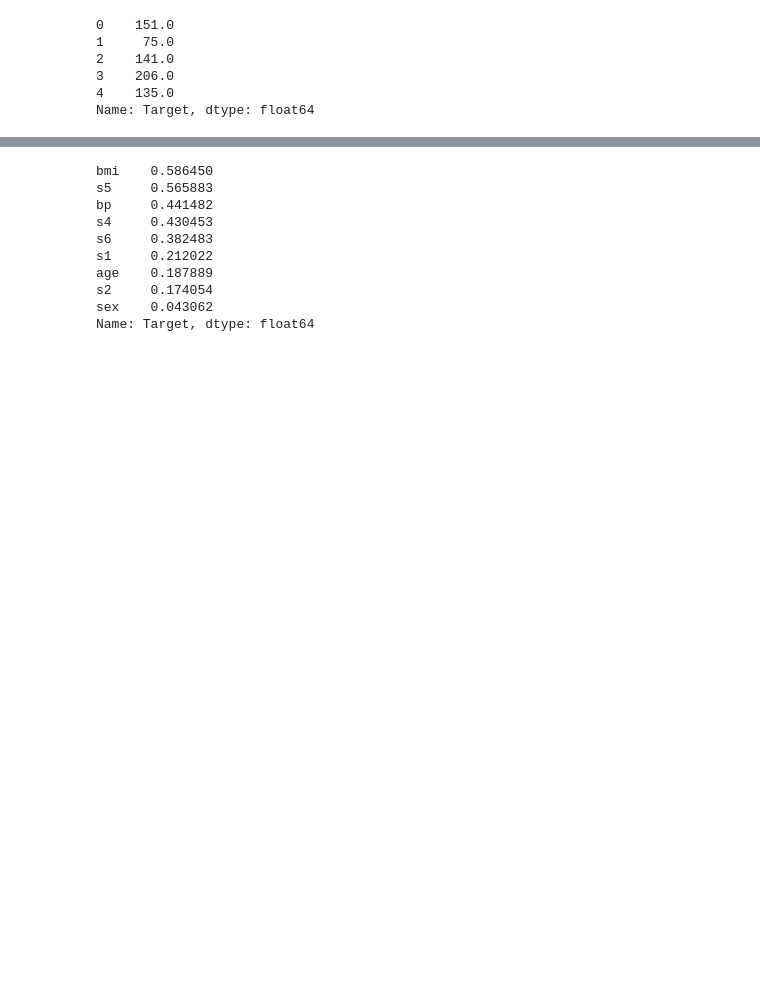
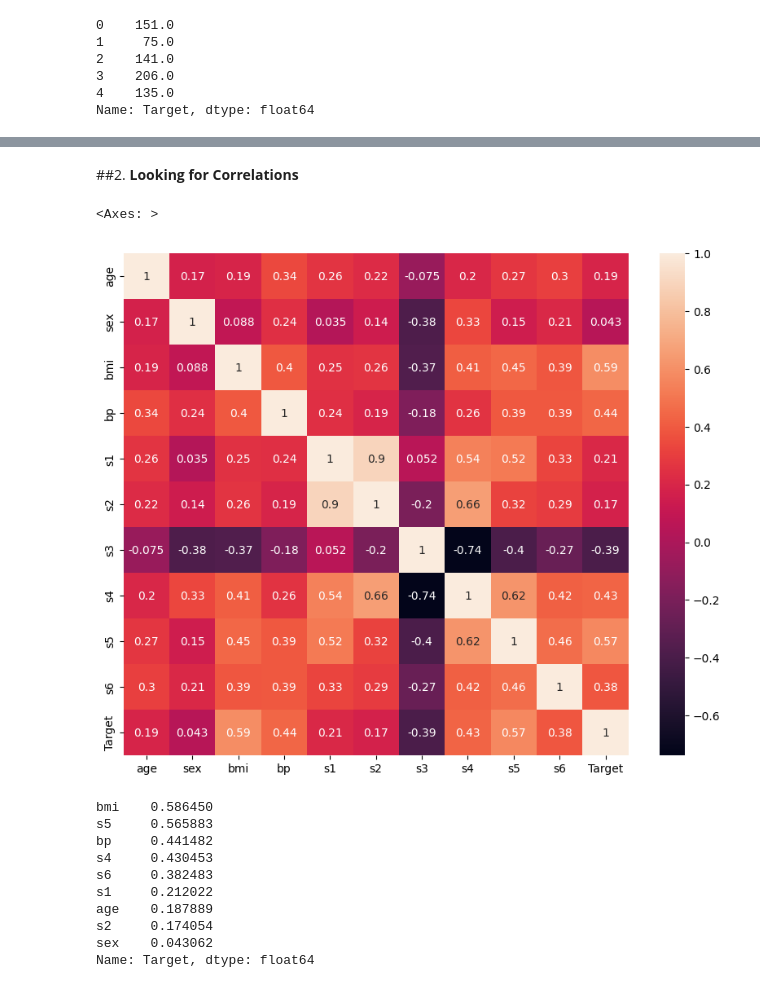
Before and after one commit to gmdeorozco/California-Housing-Prices-ML-Regression, a Jupyter notebook: Linear_Regression.ipynb, the cells around one changed output, grey strips where cells are left out. Cells and saved outputs as stored; diff of their text form; code cells hidden in the pictures; blank space fills up the shorter version.

```diff
--- a/Linear_Regression.ipynb
+++ b/Linear_Regression.ipynb
@@ -88 +95,10 @@ df.head()
+# %% [markdown]
+##2. **Looking for Correlations**
+# %%
+# Increase the size of the plot
+plt.figure(figsize=(10, 8))
+sns.heatmap(df.corr(), annot=True)
+# %% [output]
+<Axes: >
+[figure, added]
 # %%
```
Also changed, not shown: parts of 12 cells of this notebook.
